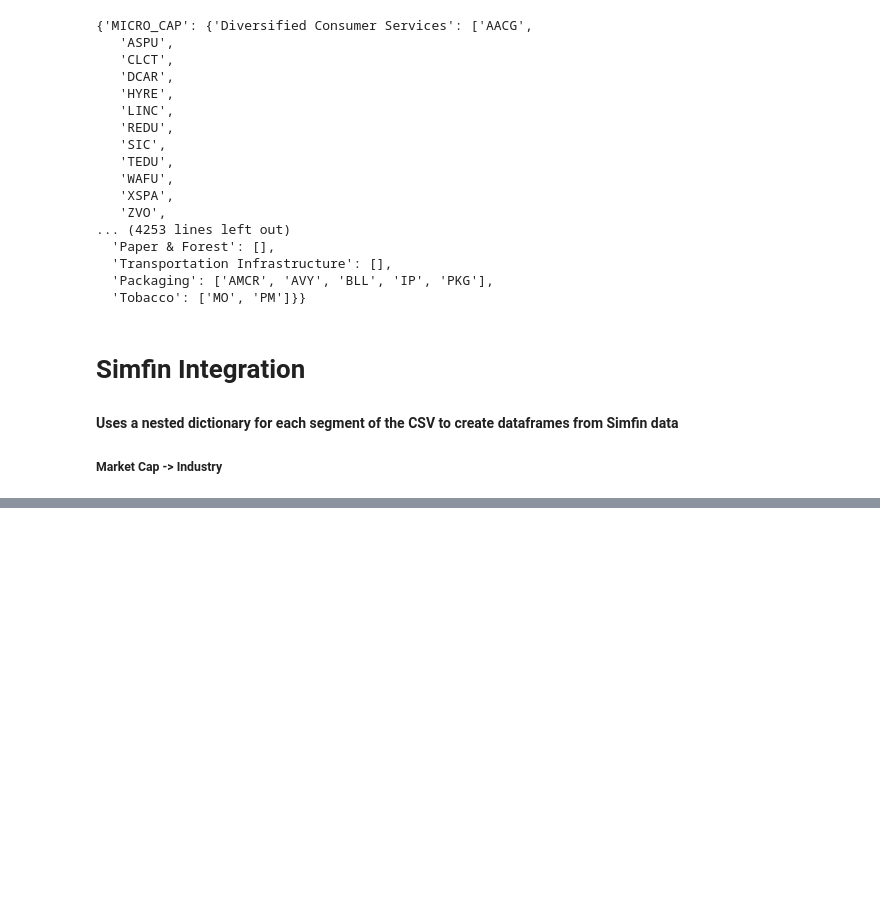
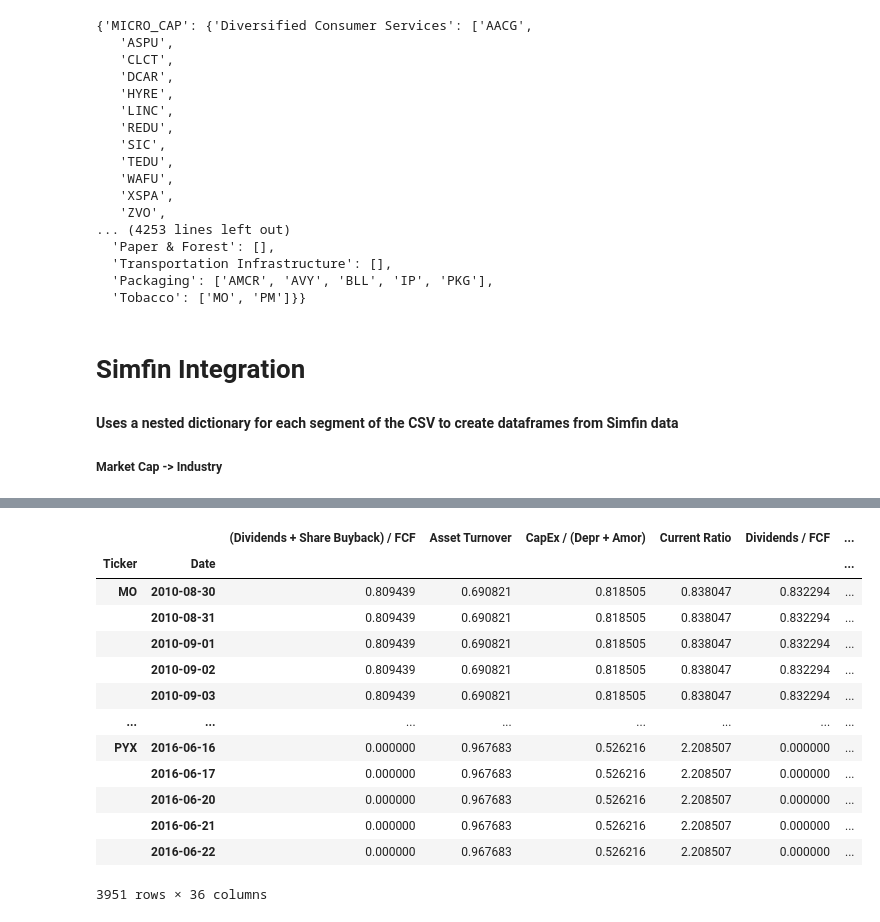
Before and after one commit to sandeepsainath/ML-TradingBot, a Jupyter notebook: parsing_CSV.ipynb, the cells around one changed output, grey strips where cells are left out. Saved outputs shown, nothing was run; the diff lists cells and outputs as text; code cells hidden in the pictures; blank space fills up the shorter version.

Commit message:
added values for cap segmented and dict with sector segmented

```diff
--- a/parsing_CSV.ipynb
+++ b/parsing_CSV.ipynb
@@ -181,0 +248,6 @@ Cache-file 'mean_log_change-5cec82bd.pickle' on disk (0 days old).
+# %%
+#create segmented values for simfin data per sector
+d_simfin_sectors = {}
+for k in d_sf.keys():
+    print(k)
+    d_simfin_sectors[k] = df_sig_rets.loc[d_sf[k]]
@@ -181,0 +293,17 @@ Cache-file 'mean_log_change-5cec82bd.pickle' on disk (0 days old).
+# %%
+d_simfin_sectors['Tobacco']
+# %% [output]
+|  |  | (Dividends + Share Buyback) / FCF | Asset Turnover | CapEx / (Depr + Amor) | Current Ratio | Dividends / FCF | ... |
+| Ticker | Date |  |  |  |  |  | ... |
+| MO | 2010-08-30 | 0.809439 | 0.690821 | 0.818505 | 0.838047 | 0.832294 | ... |
+|  | 2010-08-31 | 0.809439 | 0.690821 | 0.818505 | 0.838047 | 0.832294 | ... |
+|  | 2010-09-01 | 0.809439 | 0.690821 | 0.818505 | 0.838047 | 0.832294 | ... |
+|  | 2010-09-02 | 0.809439 | 0.690821 | 0.818505 | 0.838047 | 0.832294 | ... |
+|  | 2010-09-03 | 0.809439 | 0.690821 | 0.818505 | 0.838047 | 0.832294 | ... |
+| ... | ... | ... | ... | ... | ... | ... | ... |
+| PYX | 2016-06-16 | 0.000000 | 0.967683 | 0.526216 | 2.208507 | 0.000000 | ... |
+|  | 2016-06-17 | 0.000000 | 0.967683 | 0.526216 | 2.208507 | 0.000000 | ... |
+|  | 2016-06-20 | 0.000000 | 0.967683 | 0.526216 | 2.208507 | 0.000000 | ... |
+|  | 2016-06-21 | 0.000000 | 0.967683 | 0.526216 | 2.208507 | 0.000000 | ... |
+|  | 2016-06-22 | 0.000000 | 0.967683 | 0.526216 | 2.208507 | 0.000000 | ... |
+3951 rows × 36 columns
```
Also changed, not shown: parts of 9 cells of this notebook, 1 other file.
